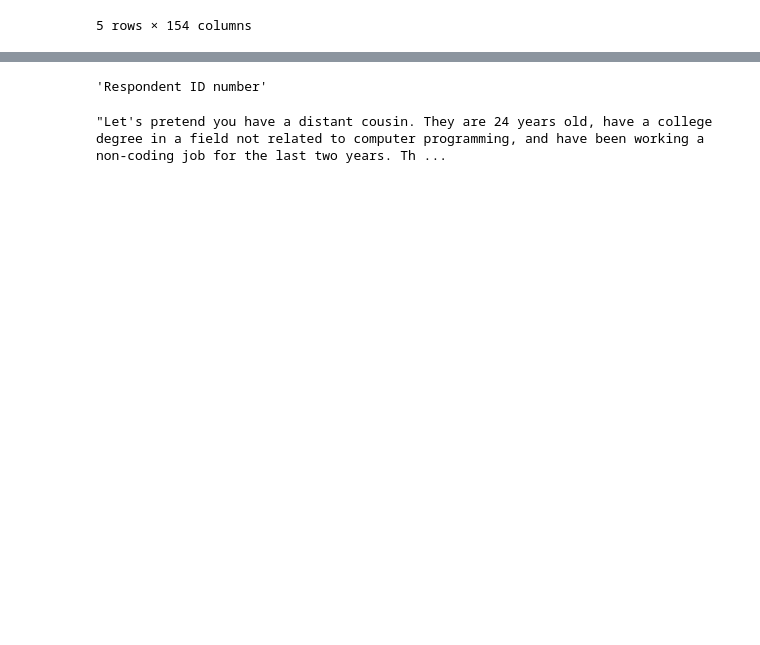
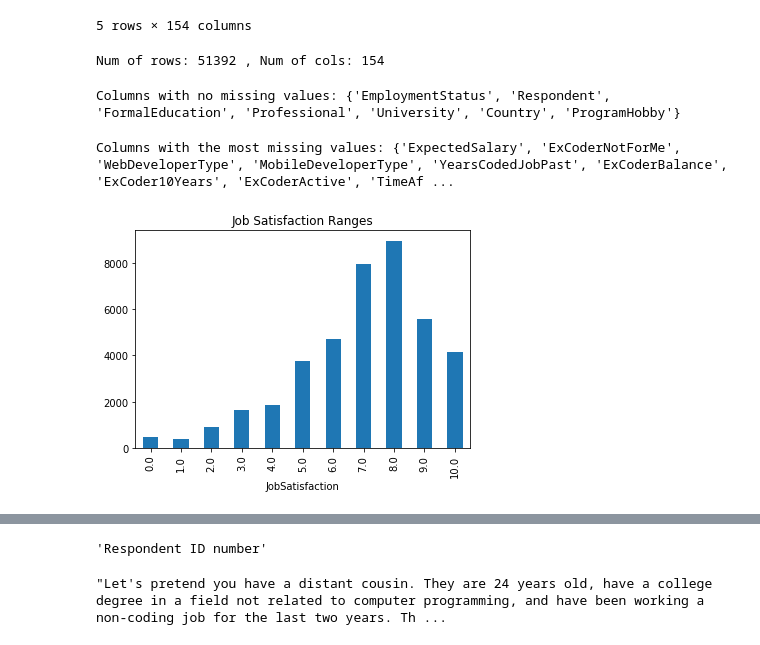
Before and after one commit to pankajbaishya/stackoverflow, a Jupyter notebook: Become a developer.ipynb, the cells around one changed output, grey strips where cells are left out. Drawn from its saved outputs; the diff is of its cells as text; code cells hidden in the pictures; blank space fills up the shorter version.

```diff
--- a/Become a developer.ipynb
+++ b/Become a developer.ipynb
@@ -27,3 +34,30 @@ df.head()
 | 3 | 4 | Professional non-developer who so... | Yes, both | United States | No | Employed full-time | Doctoral degree | ... |
 | 4 | 5 | Professional developer | Yes, I program as a hobby | Switzerland | No | Employed full-time | Master's degree | ... |
 5 rows × 154 columns
+# %%
+# Number of rows and columns in this dataset.
+num_rows = df.shape[0] #Provide the number of rows in the dataset
+num_cols = df.shape[1] #Provide the number of columns in the dataset
+print("Num of rows:", num_rows, ", Num of cols:", num_cols)
+# %% [output]
+Num of rows: 51392 , Num of cols: 154
+# %%
+#Set of column names that have no missing values.
+no_nulls = set(df.columns[df.isna().sum(axis = 0)==0]) #Provide a set of columns with 0 missing values.
+print("Columns with no missing values:", no_nulls)
+# %% [output]
+Columns with no missing values: {'EmploymentStatus', 'Respondent', 'FormalEducation', 'Professional', 'University', 'Country', 'ProgramHobby'}
+# %%
+#Set of column names that have more than 75% if their values missing.
+most_missing_cols = set(df.columns[df.isna().mean()>0.75]) #Provide a set of columns with more than 75% of the values missing
+print("Columns with the most missing values:", most_missing_cols)
+# %% [output]
+Columns with the most missing values: {'ExpectedSalary', 'ExCoderNotForMe', 'WebDeveloperType', 'MobileDeveloperType', 'YearsCodedJobPast', 'ExCoderBalance', 'ExCoder10Years', 'ExCoderActive', 'TimeAf ...
+# %%
+#Check different JobSatisfaction values in the dataset
+#along with the count of the number of individuals with each value.
+status_vals = df.groupby(['JobSatisfaction'])['JobSatisfaction'].count()
+(status_vals).plot(kind="bar");
+plt.title("Job Satisfaction Ranges");
+# %% [output]
+[figure, added]
```
Also changed, not shown: parts of 18 cells of this notebook.
